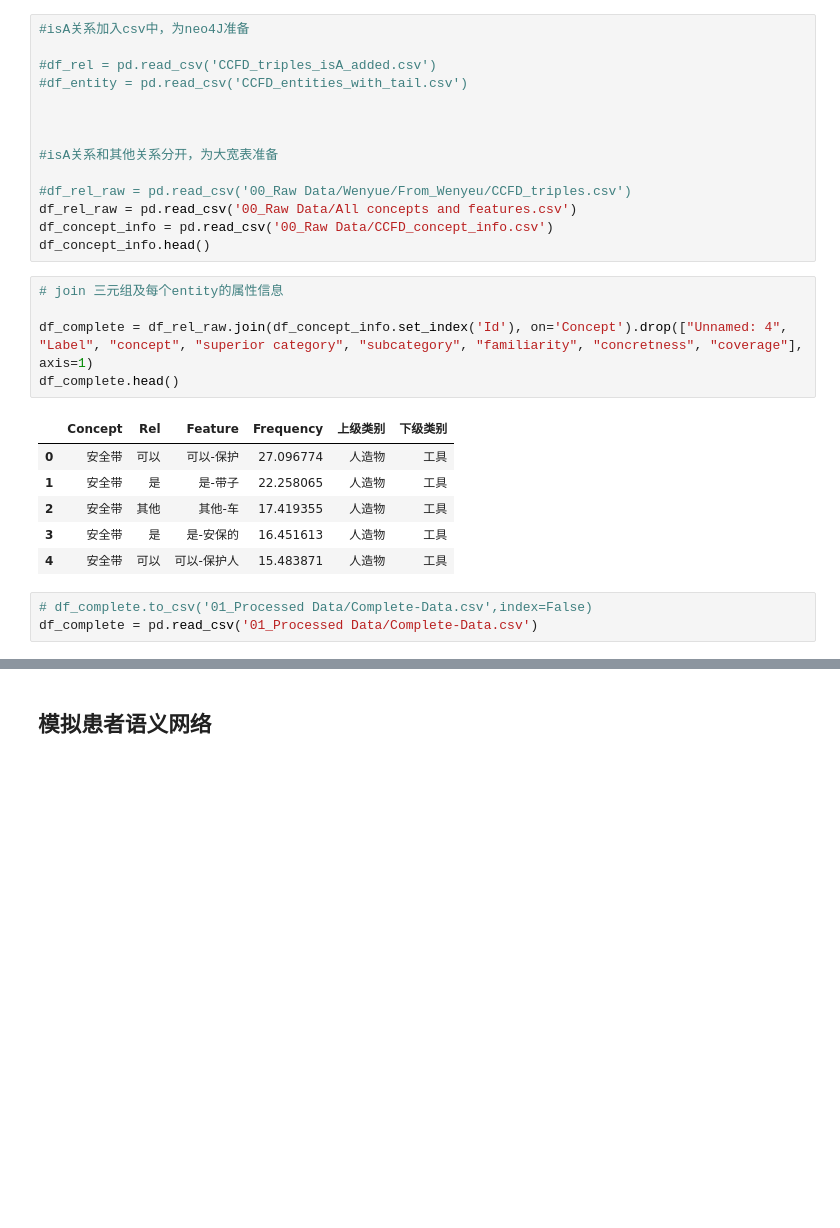
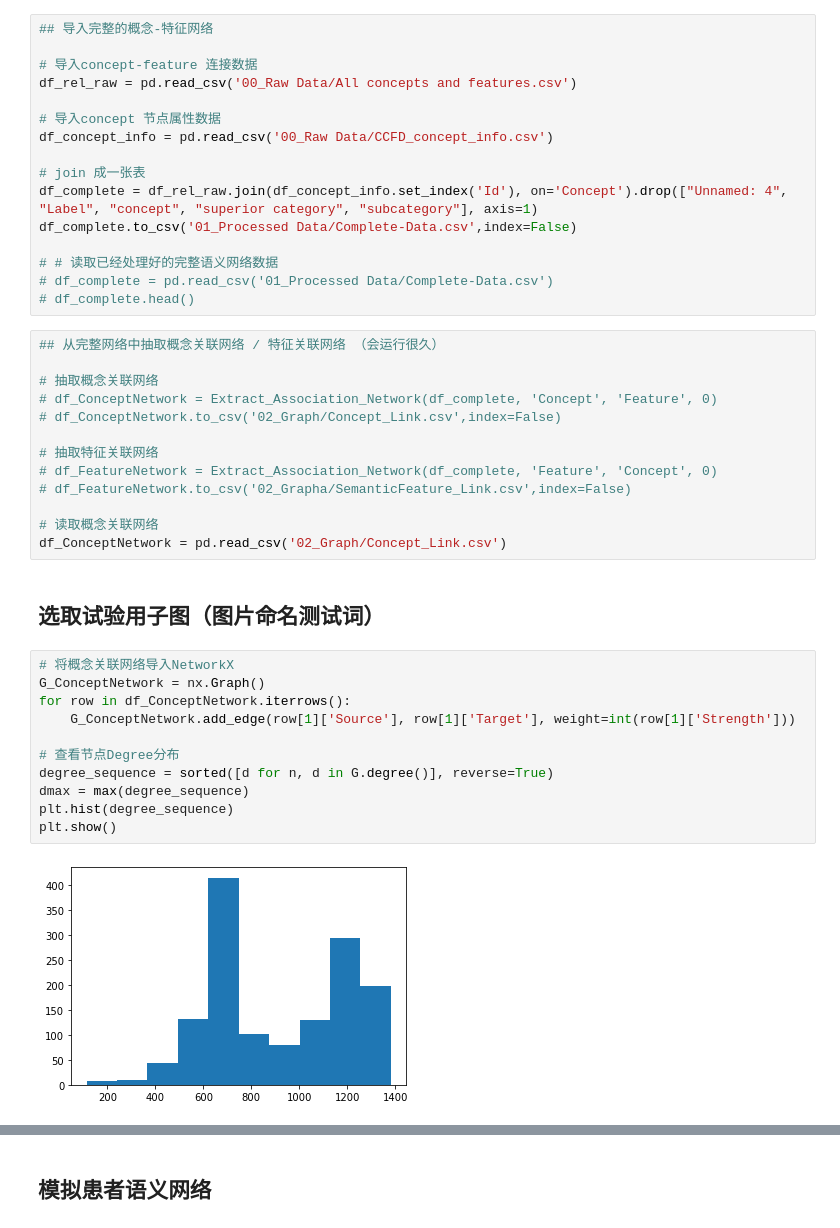
Before and after one commit to JoseZhangSH/SemanticNetwork_DataAnalysis, a Jupyter notebook: data/Data Processing.ipynb, the cells around one changed output, grey strips where cells are left out. Saved outputs shown, nothing was run; the diff lists cells and outputs as text; blank space fills up the shorter version.

```diff
--- a/data/Data Processing.ipynb
+++ b/data/Data Processing.ipynb
@@ -7,29 +134,44 @@ import json
 # %%
-#isA关系加入csv中，为neo4J准备
+## 导入完整的概念-特征网络
 
-#df_rel = pd.read_csv('CCFD_triples_isA_added.csv')
-#df_entity = pd.read_csv('CCFD_entities_with_tail.csv')
+# 导入concept-feature 连接数据
+df_rel_raw = pd.read_csv('00_Raw Data/All concepts and features.csv')
 
+# 导入concept 节点属性数据
+df_concept_info = pd.read_csv('00_Raw Data/CCFD_concept_info.csv')
 
+# join 成一张表
+df_complete = df_rel_raw.join(df_concept_info.set_index('Id'), on='Concept').drop(["Unnamed: 4", "Label", "concept", "superior category", "subcategory"], axis=1)
+df_complete.to_csv('01_Processed Data/Complete-Data.csv',index=False)
 
-#isA关系和其他关系分开，为大宽表准备
-
-#df_rel_raw = pd.read_csv('00_Raw Data/Wenyue/From_Wenyeu/CCFD_triples.csv')
-df_rel_raw = pd.read_csv('00_Raw Data/All concepts and features.csv')
-df_concept_info = pd.read_csv('00_Raw Data/CCFD_concept_info.csv')
-df_concept_info.head()
+# # 读取已经处理好的完整语义网络数据
+# df_complete = pd.read_csv('01_Processed Data/Complete-Data.csv')
+# df_complete.head()
-# %%
-# join 三元组及每个entity的属性信息
-
-df_complete = df_rel_raw.join(df_concept_info.set_index('Id'), on='Concept').drop(["Unnamed: 4", "Label", "concept", "superior category", "subcategory", "familiarity", "concretness", "coverage"], axis=1)
-df_complete.head()
-# %% [output]
-|  | Concept | Rel | Feature | Frequency | 上级类别 | 下级类别 |
-| 0 | 安全带 | 可以 | 可以-保护 | 27.096774 | 人造物 | 工具 |
-| 1 | 安全带 | 是 | 是-带子 | 22.258065 | 人造物 | 工具 |
-| 2 | 安全带 | 其他 | 其他-车 | 17.419355 | 人造物 | 工具 |
-| 3 | 安全带 | 是 | 是-安保的 | 16.451613 | 人造物 | 工具 |
-| 4 | 安全带 | 可以 | 可以-保护人 | 15.483871 | 人造物 | 工具 |
-# %%
-# df_complete.to_csv('01_Processed Data/Complete-Data.csv',index=False)
-df_complete = pd.read_csv('01_Processed Data/Complete-Data.csv')
+# %%
+## 从完整网络中抽取概念关联网络 / 特征关联网络 （会运行很久）
+
+# 抽取概念关联网络
+# df_ConceptNetwork = Extract_Association_Network(df_complete, 'Concept', 'Feature', 0)
+# df_ConceptNetwork.to_csv('02_Graph/Concept_Link.csv',index=False)
+
+# 抽取特征关联网络
+# df_FeatureNetwork = Extract_Association_Network(df_complete, 'Feature', 'Concept', 0)
+# df_FeatureNetwork.to_csv('02_Grapha/SemanticFeature_Link.csv',index=False)
+
+# 读取概念关联网络
+df_ConceptNetwork = pd.read_csv('02_Graph/Concept_Link.csv')
+# %% [markdown]
+## 选取试验用子图（图片命名测试词）
+# %%
+# 将概念关联网络导入NetworkX
+G_ConceptNetwork = nx.Graph()
+for row in df_ConceptNetwork.iterrows():
+    G_ConceptNetwork.add_edge(row[1]['Source'], row[1]['Target'], weight=int(row[1]['Strength']))
+
+# 查看节点Degree分布
+degree_sequence = sorted([d for n, d in G.degree()], reverse=True)
+dmax = max(degree_sequence)
+plt.hist(degree_sequence)
+plt.show()
+# %% [output]
+[figure, added]
```
Also changed, not shown: parts of 43 cells of this notebook, 13 other files.
